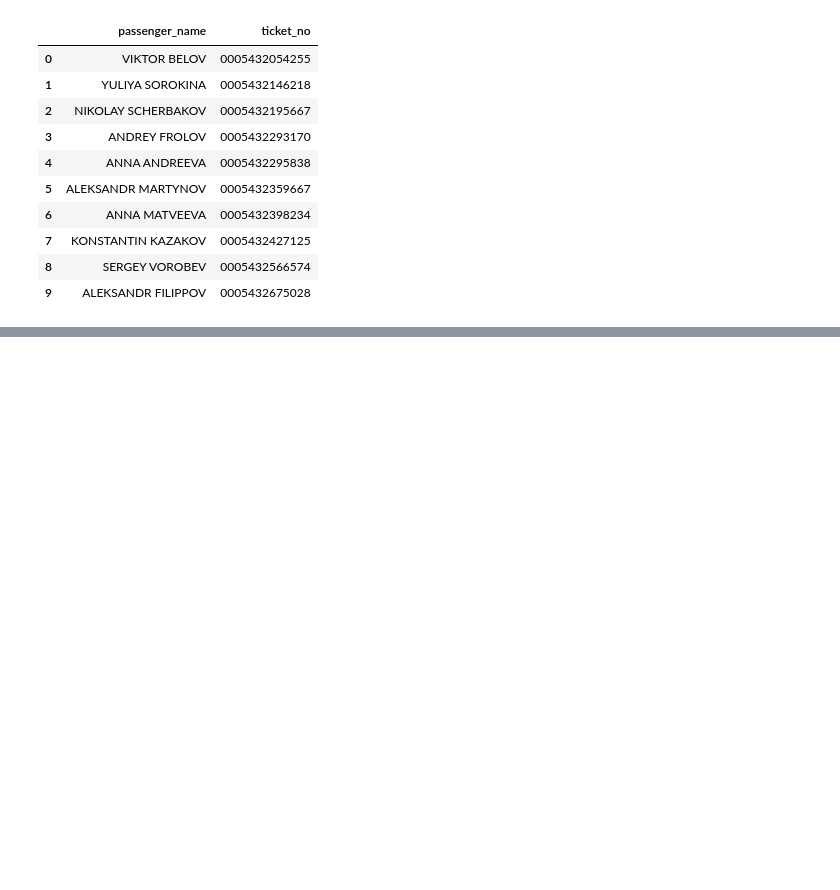
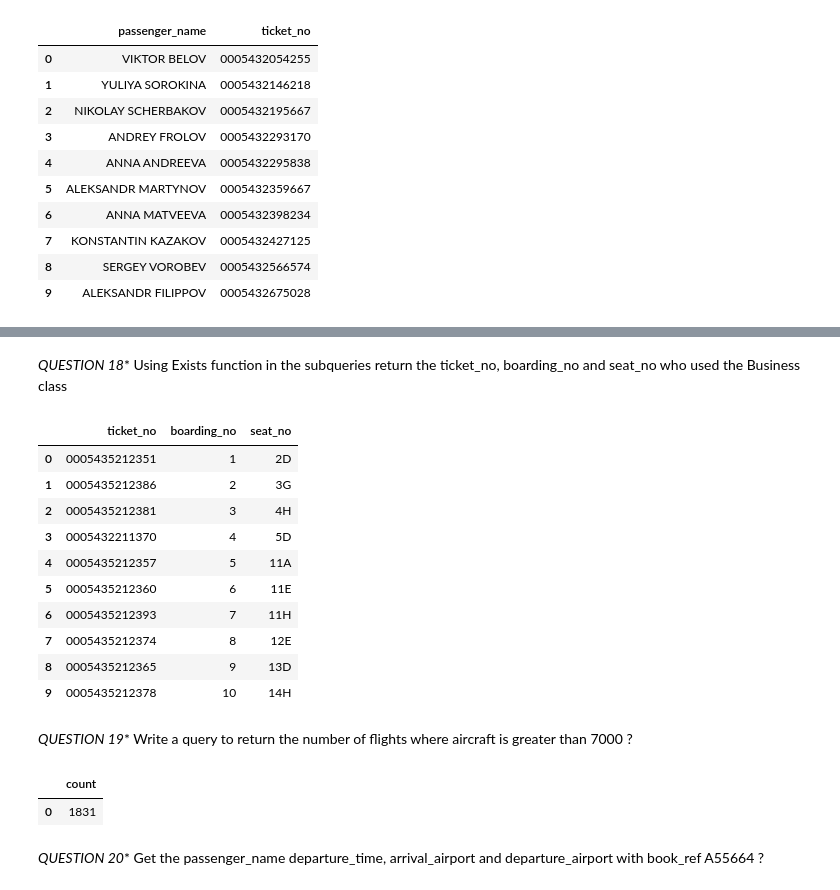
Before and after one commit to jbassie/SQL-PROJECTS, a Jupyter notebook: AIRLINES/SQL_NOTEBOOK.ipynb, the cells around one changed output, grey strips where cells are left out. Drawn from its saved outputs; the diff is of its cells as text; code cells hidden in the pictures; blank space fills up the shorter version.

```diff
--- a/AIRLINES/SQL_NOTEBOOK.ipynb
+++ b/AIRLINES/SQL_NOTEBOOK.ipynb
@@ -318,0 +353,35 @@ df.head(10)
+# %% [markdown]
+*QUESTION 18**  Using Exists function in the subqueries return the ticket_no, boarding_no and seat_no who used the Business class
+# %%
+query = "SELECT ticket_no, boarding_no, seat_no \
+	FROM boarding_passes \
+	WHERE EXISTS (Select flight_id from ticket_flights where fare_conditions = 'Business') "
+
+df = pd.read_sql_query(query, con = engine)
+df.head(10)
+# %% [output]
+|  | ticket_no | boarding_no | seat_no |
+| 0 | 0005435212351 | 1 | 2D |
+| 1 | 0005435212386 | 2 | 3G |
+| 2 | 0005435212381 | 3 | 4H |
+| 3 | 0005432211370 | 4 | 5D |
+| 4 | 0005435212357 | 5 | 11A |
+| 5 | 0005435212360 | 6 | 11E |
+| 6 | 0005435212393 | 7 | 11H |
+| 7 | 0005435212374 | 8 | 12E |
+| 8 | 0005435212365 | 9 | 13D |
+| 9 | 0005435212378 | 10 | 14H |
+# %% [markdown]
+*QUESTION 19**  Write a query to return the number of flights where aircraft is greater than 7000 ?
+# %%
+query = "With long_range as (select * from aircrafts where range > 7000) \
+            Select count(*) \
+            from flights f \
+            join long_range l on f.aircraft_code = l.aircraft_code "
+df = pd.read_sql_query(query, con = engine)
+df.head(10)
+# %% [output]
+|  | count |
+| 0 | 1831 |
+# %% [markdown]
+*QUESTION 20**   Get the passenger_name departure_time, arrival_airport and departure_airport with book_ref A55664 ?
```
Also changed, not shown: parts of 17 cells of this notebook.
